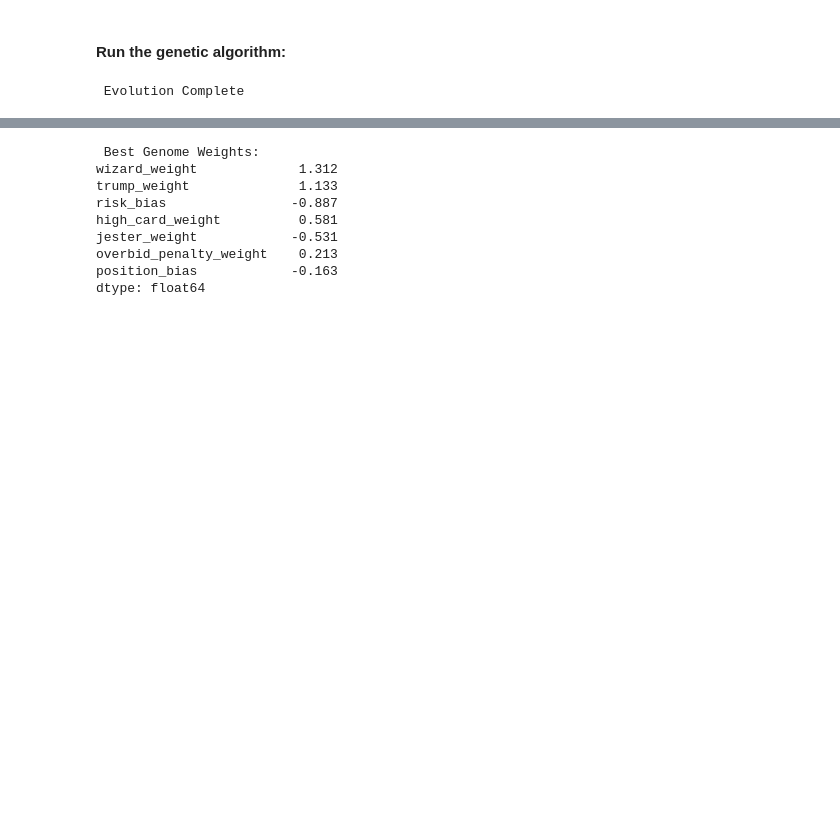
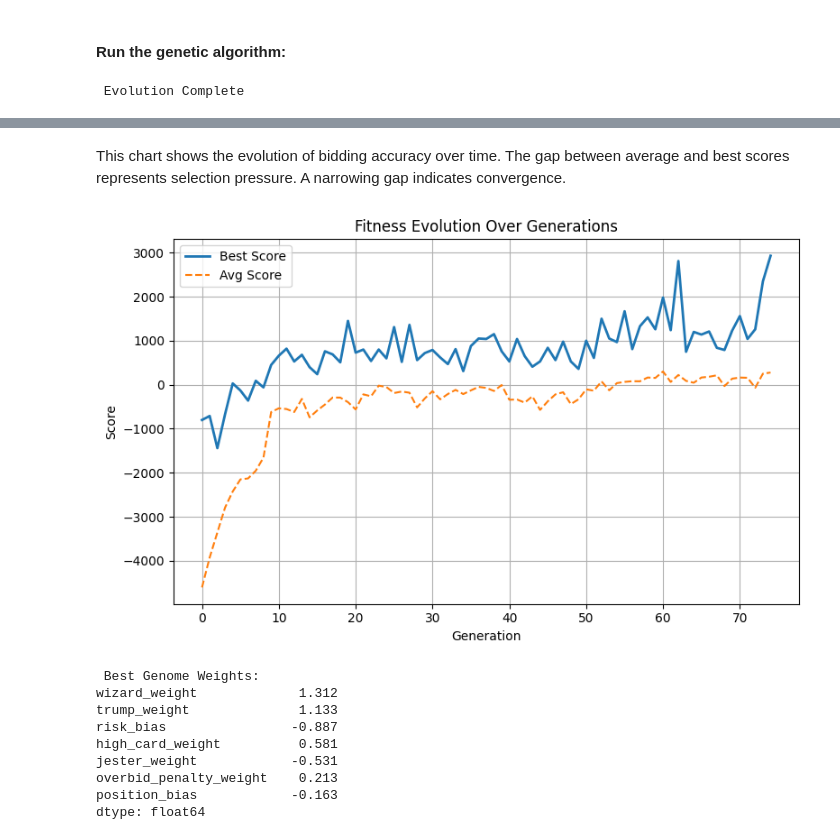
Before and after one commit to LiamBrem/wizard, a Jupyter notebook: results.ipynb, the cells around one changed output, grey strips where cells are left out. Cells and saved outputs as stored; diff of their text form; code cells hidden in the pictures; blank space fills up the shorter version.

```diff
--- a/results.ipynb
+++ b/results.ipynb
@@ -53,3 +87,18 @@ print("\n Evolution Complete")
+# %% [markdown]
+This chart shows the evolution of bidding accuracy over time. The gap between average and best scores represents selection pressure. A narrowing gap indicates convergence.
+# %%
+plt.figure(figsize=(8, 5))
+plt.plot(df_history['generation'], df_history['best_score'], label='Best Score', linewidth=2)
+plt.plot(df_history['generation'], df_history['avg_score'], label='Avg Score', linestyle='--')
+plt.xlabel("Generation")
+plt.ylabel("Score")
+plt.title("Fitness Evolution Over Generations")
+plt.legend()
+plt.grid(True)
+plt.tight_layout()
+plt.show()
+# %% [output]
+[figure, added]
 # %%
 print("\n Best Genome Weights:")
 best_genome_series = pd.Series(best_genome_data).round(3).sort_values(key=abs, ascending=False)
```
Also changed, not shown: parts of 15 cells of this notebook, 3 other files.
